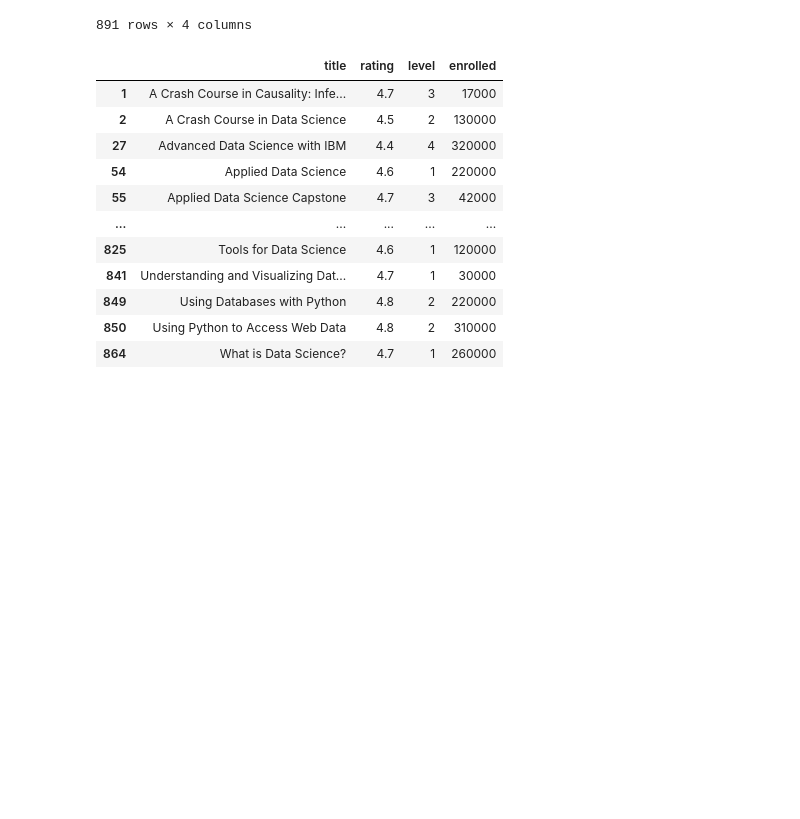
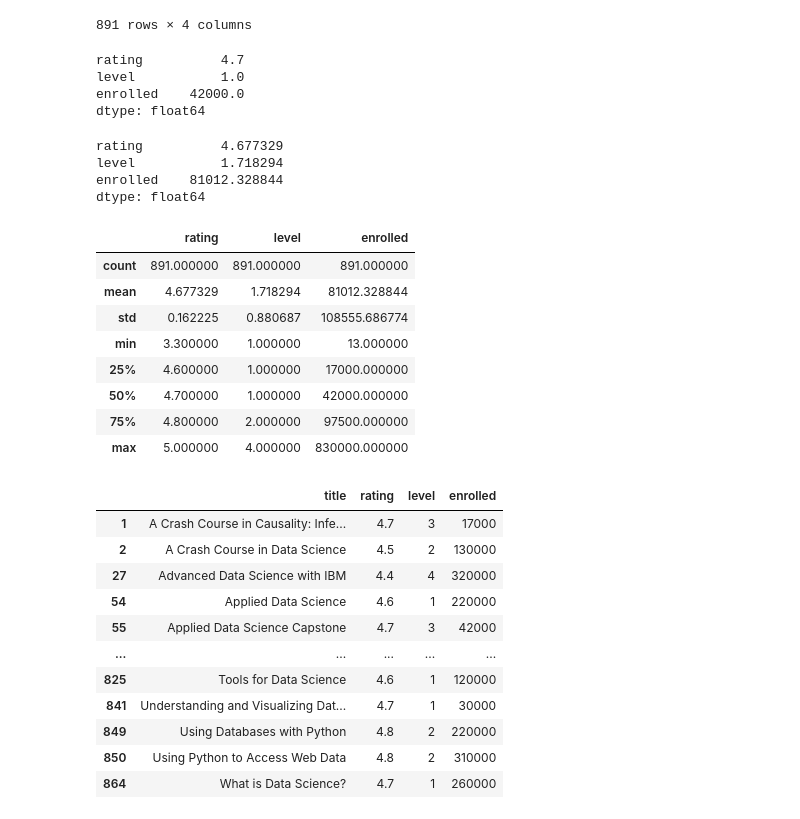
Before and after one commit to sw-song/Tech-Trends-2020, a Jupyter notebook: week1_coursera.ipynb, the cells around one changed output. Saved outputs shown, nothing was run; the diff lists cells and outputs as text; code cells hidden in the pictures; blank space fills up the shorter version.

```diff
--- a/week1_coursera.ipynb
+++ b/week1_coursera.ipynb
@@ -171,6 +171,35 @@ df
 | 889 | Русский как иностранный | 4.6 | 3 | 9800 |
 | 890 | Финансовые инструменты для частно... | 4.7 | 1 | 38000 |
 891 rows × 4 columns
+# %%
+# 중앙값을 확인해봅니다.
+df.median()
+# %% [output]
+rating          4.7
+level           1.0
+enrolled    42000.0
+dtype: float64
+# %%
+# 평균을 확인해봅니다.
+df.mean()
+# %% [output]
+rating          4.677329
+level           1.718294
+enrolled    81012.328844
+dtype: float64
+# %%
+# 통계 요약 정보를 확인해봅니다.
+df.describe()
+# %% [output]
+|  | rating | level | enrolled |
+| count | 891.000000 | 891.000000 | 891.000000 |
+| mean | 4.677329 | 1.718294 | 81012.328844 |
+| std | 0.162225 | 0.880687 | 108555.686774 |
+| min | 3.300000 | 1.000000 | 13.000000 |
+| 25% | 4.600000 | 1.000000 | 17000.000000 |
+| 50% | 4.700000 | 1.000000 | 42000.000000 |
+| 75% | 4.800000 | 2.000000 | 97500.000000 |
+| max | 5.000000 | 4.000000 | 830000.000000 |
 # %%
 # 데이터 프레임에서 'Data' 단어를 포함하고 있는 강의를 추출/확인합니다.
 df[df['title'].str.contains('Data')]
```
Also changed, not shown: parts of 1 cell of this notebook.
